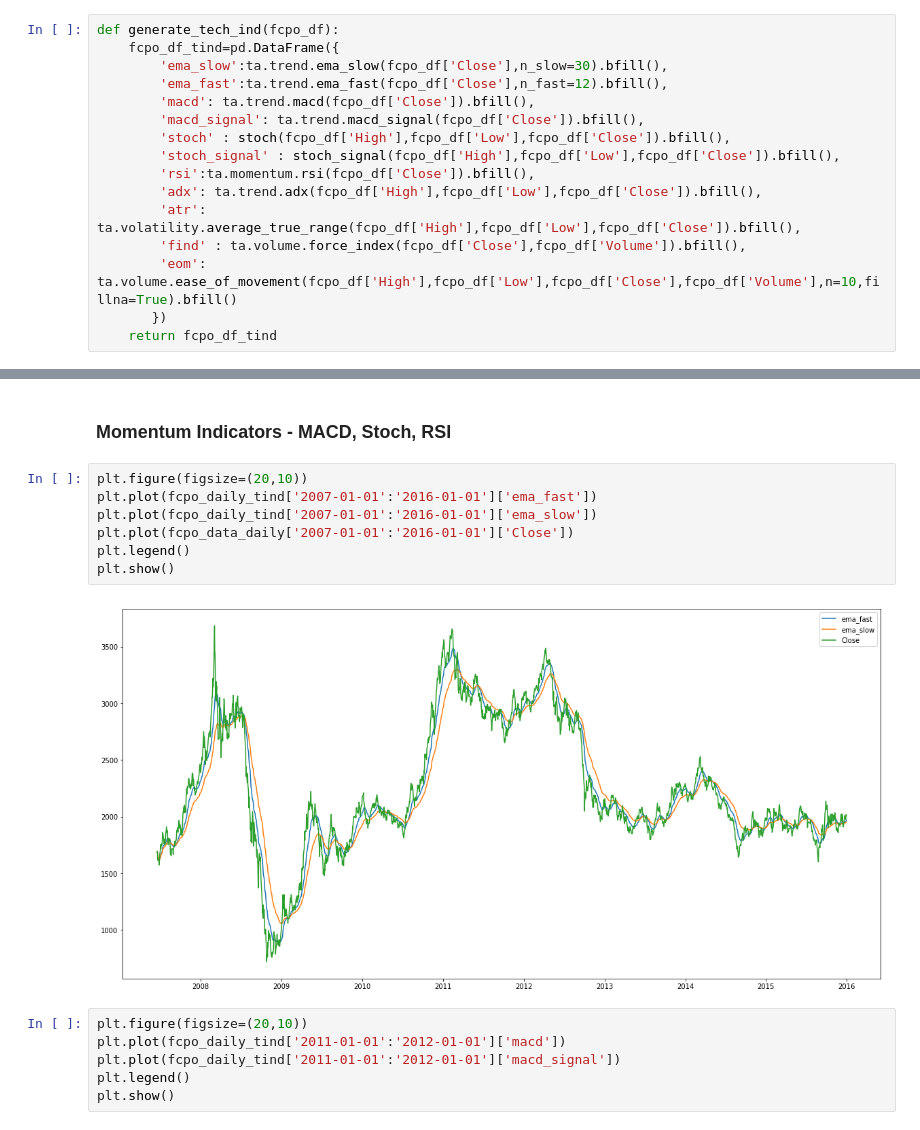
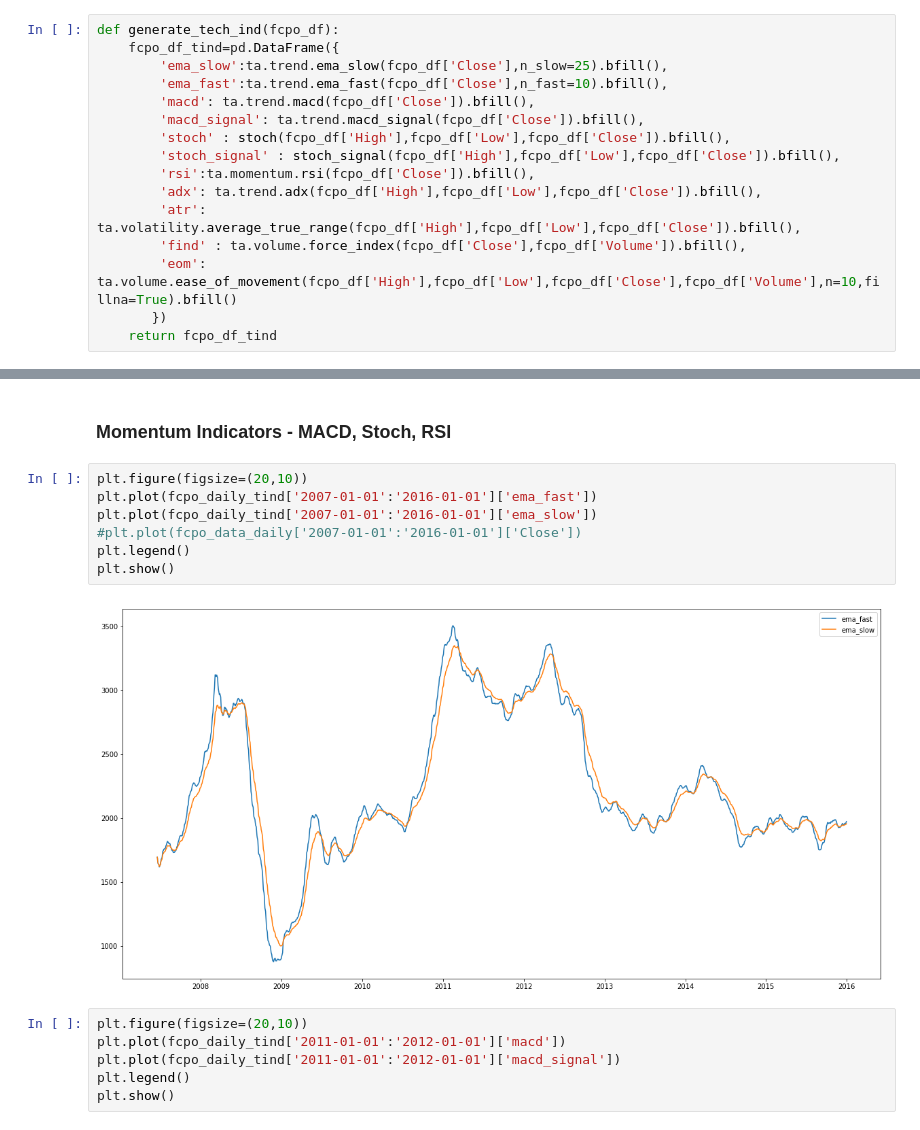
Before and after one commit to praveenbysani/cl3ofunds, a Jupyter notebook: FCPO_Exploratory Analysis.ipynb, the cells around one changed output, grey strips where cells are left out. Saved outputs shown, nothing was run; the diff lists cells and outputs as text.

```diff
--- a/FCPO_Exploratory Analysis.ipynb
+++ b/FCPO_Exploratory Analysis.ipynb
@@ -66,8 +66,8 @@ Momentum indicators work during sidwards moving market conditions, when the mark
 # %%
 def generate_tech_ind(fcpo_df):
     fcpo_df_tind=pd.DataFrame({
-        'ema_slow':ta.trend.ema_slow(fcpo_df['Close'],n_slow=30).bfill(),
-        'ema_fast':ta.trend.ema_fast(fcpo_df['Close'],n_fast=12).bfill(),
+        'ema_slow':ta.trend.ema_slow(fcpo_df['Close'],n_slow=25).bfill(),
+        'ema_fast':ta.trend.ema_fast(fcpo_df['Close'],n_fast=10).bfill(),
         'macd': ta.trend.macd(fcpo_df['Close']).bfill(),
         'macd_signal': ta.trend.macd_signal(fcpo_df['Close']).bfill(),
         'stoch' : stoch(fcpo_df['High'],fcpo_df['Low'],fcpo_df['Close']).bfill(),
@@ -86,12 +86,12 @@ fcpo_daily_tind=generate_tech_ind(fcpo_data_daily)
 # %%
 plt.figure(figsize=(20,10))
 plt.plot(fcpo_daily_tind['2007-01-01':'2016-01-01']['ema_fast'])
 plt.plot(fcpo_daily_tind['2007-01-01':'2016-01-01']['ema_slow'])
-plt.plot(fcpo_data_daily['2007-01-01':'2016-01-01']['Close'])
+#plt.plot(fcpo_data_daily['2007-01-01':'2016-01-01']['Close'])
 plt.legend()
 plt.show()
 # %% [output]
-[figure, old version]
+[figure, new version]
 # %%
 plt.figure(figsize=(20,10))
 plt.plot(fcpo_daily_tind['2011-01-01':'2012-01-01']['macd'])
```
Also changed, not shown: parts of 1 cell of this notebook, 1 other file.
